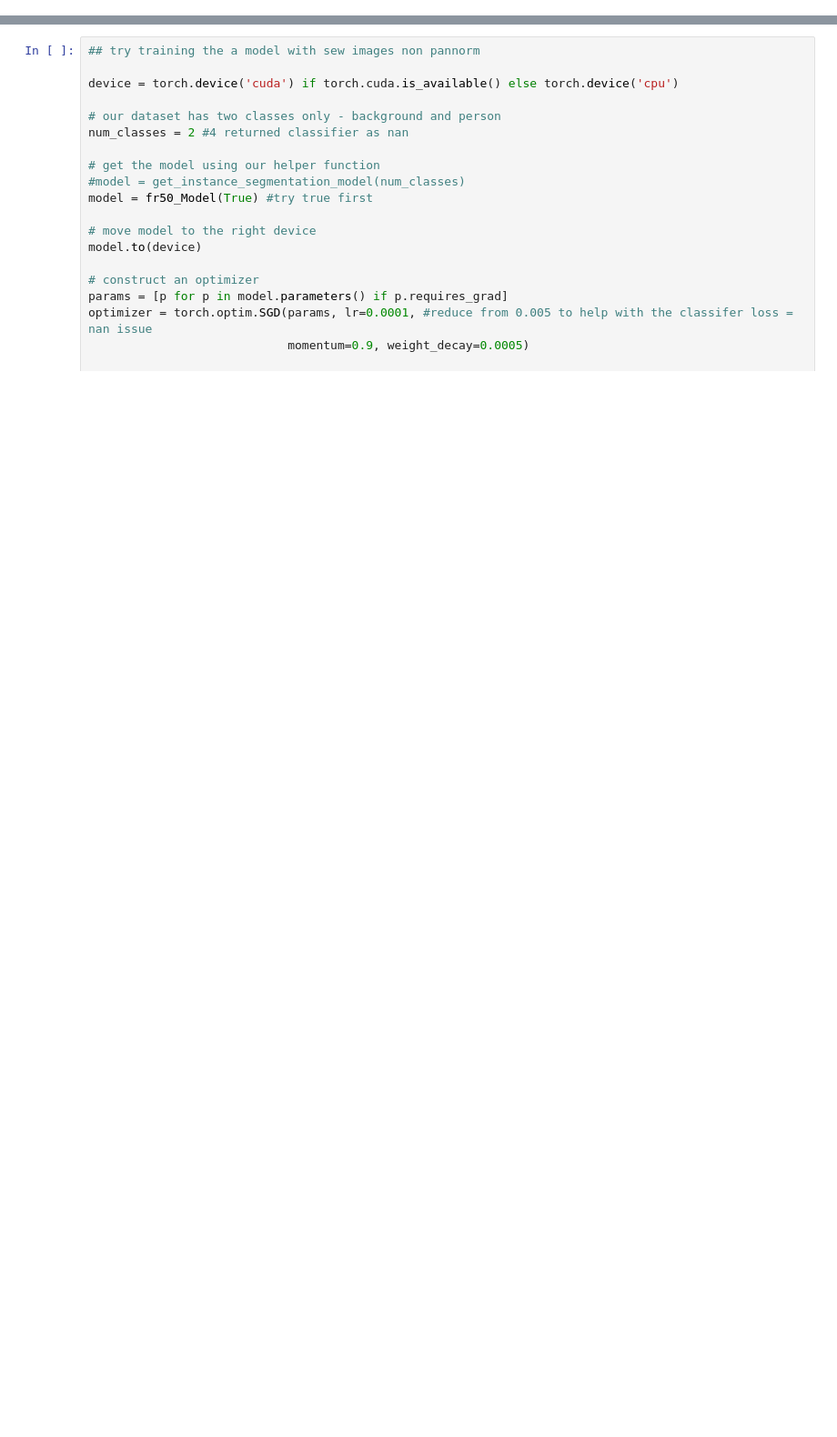
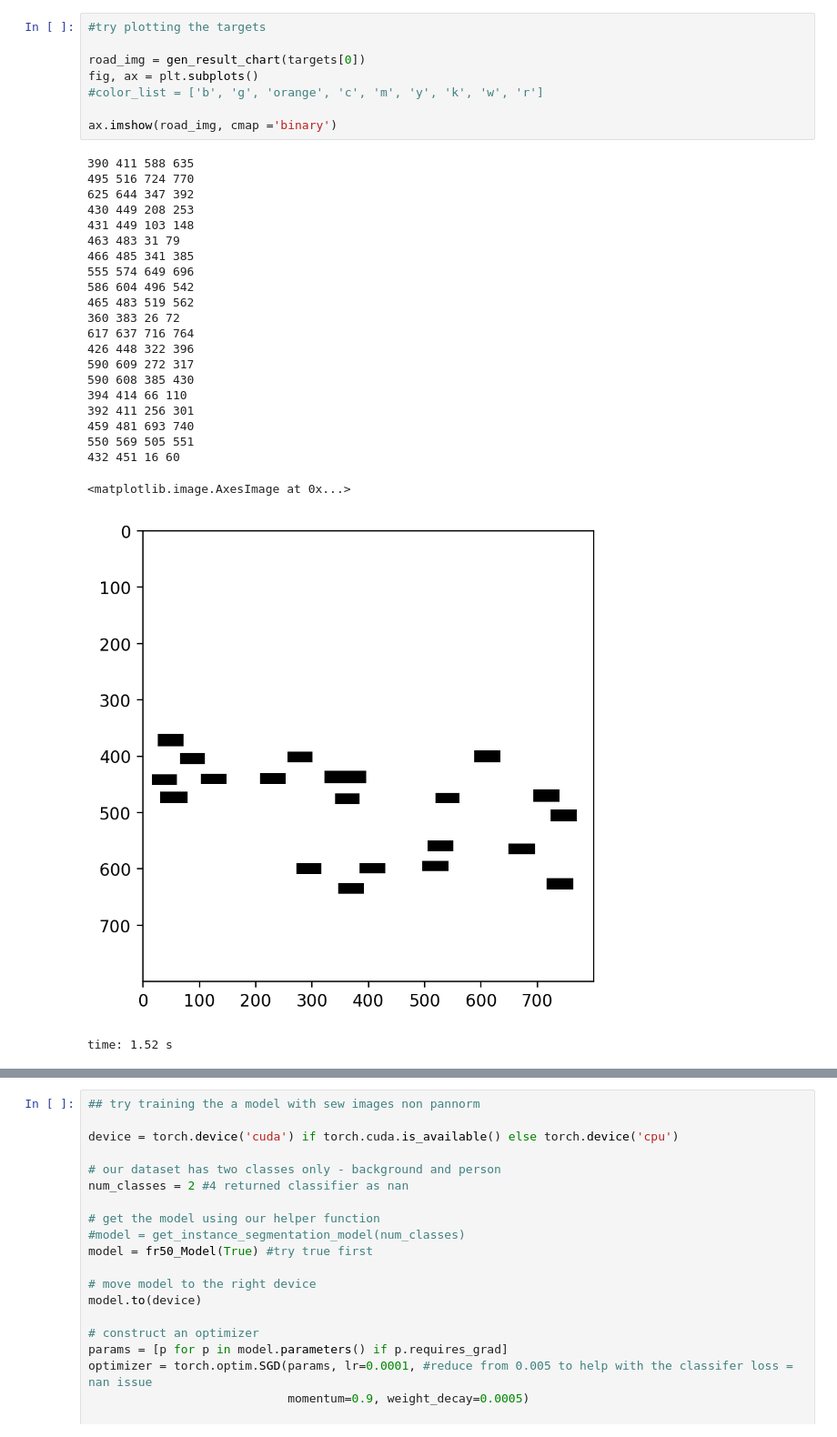
Before and after one commit to bwolfson2/dl2020, a Jupyter notebook: RCNN/Faster_RCNN_CP.ipynb, the cells around one changed output, grey strips where cells are left out. Shown at 91% size. Saved outputs shown, nothing was run; the diff lists cells and outputs as text; blank space fills up the shorter version.

```diff
--- a/RCNN/Faster_RCNN_CP.ipynb
+++ b/RCNN/Faster_RCNN_CP.ipynb
@@ -198,0 +201,32 @@ time: 25.4 ms
+# %%
+#try plotting the targets
+
+road_img = gen_result_chart(targets[0])
+fig, ax = plt.subplots()
+#color_list = ['b', 'g', 'orange', 'c', 'm', 'y', 'k', 'w', 'r']
+
+ax.imshow(road_img, cmap ='binary')
+# %% [output]
+390 411 588 635
+495 516 724 770
+625 644 347 392
+430 449 208 253
+431 449 103 148
+463 483 31 79
+466 485 341 385
+555 574 649 696
+586 604 496 542
+465 483 519 562
+360 383 26 72
+617 637 716 764
+426 448 322 396
+590 609 272 317
+590 608 385 430
+394 414 66 110
+392 411 256 301
+459 481 693 740
+550 569 505 551
+432 451 16 60
+<matplotlib.image.AxesImage at 0x...>
+[figure, added]
+time: 1.52 s
```
Also changed, not shown: parts of 37 cells of this notebook, 2 other files.
